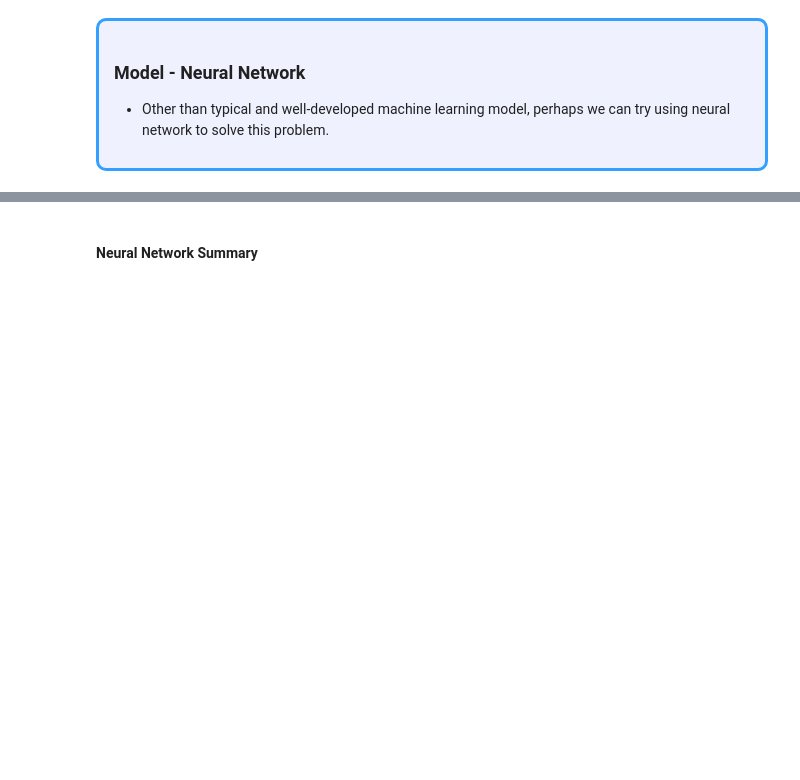
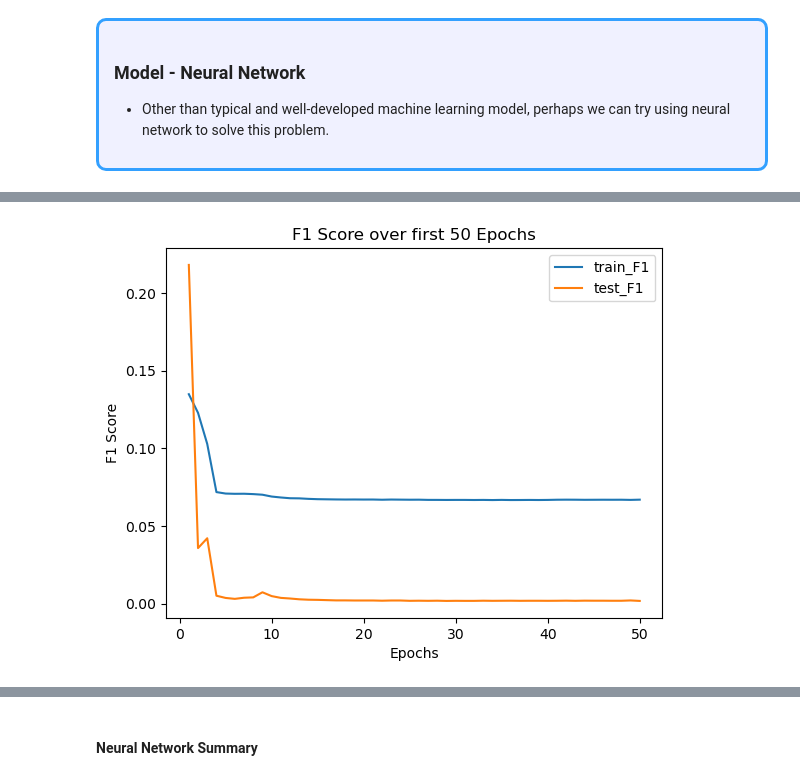
Before and after one commit to anthonynamnam/brainstation_capstone, a Jupyter notebook: Notebooks/model-development.ipynb, the cells around one changed output, grey strips where cells are left out. Drawn from its saved outputs; the diff is of its cells as text; code cells hidden in the pictures; blank space fills up the shorter version.

```diff
--- a/Notebooks/model-development.ipynb
+++ b/Notebooks/model-development.ipynb
@@ -5898,0 +6021,6 @@ tensor([15883, 25989, 11588,  3592,  1764])
+# %%
+nn_X_test_smotenc = torch.tensor(processed_X_test_smotenc.to_numpy(), dtype=torch.float32)
+# %%
+nn_y_train_smotenc = torch.tensor(processed_y_train_smotenc.to_numpy(), dtype=torch.long)
+# %%
+nn_y_test_smotenc = torch.tensor(processed_y_test_smotenc.to_numpy(), dtype=torch.long)
@@ -5898,0 +6087,11 @@ tensor([15883, 25989, 11588,  3592,  1764])
+# %%
+# Print DataFrame
+data = {"Epochs":epochs_list,
+        "train_f1_score":train_f1,"test_f1_score":test_f1}
+for i in range(4):
+    try:
+        data[f"class_{i}_count"] = [tens[i] for tens in bin_count]
+    except:
+        pass
+res_smotenc = pd.DataFrame(data)
+res_smotenc.set_index("Epochs",inplace = True)
@@ -5898,0 +6115,20 @@ tensor([15883, 25989, 11588,  3592,  1764])
+# %%
+head = 50
+new_res_smotenc = res_smotenc[:head]
+
+# Plot the result
+plt.figure()
+
+# Line
+plt.plot(new_res_smotenc.index,new_res_smotenc["train_f1_score"],label="train_F1")
+plt.plot(new_res_smotenc.index,new_res_smotenc["test_f1_score"],label="test_F1")
+
+# Plot
+plt.title(f"F1 Score over first {head} Epochs")
+plt.xlabel("Epochs")
+plt.ylabel("F1 Score")
+
+plt.legend()
+plt.show()
+# %% [output]
+[figure, added]
```
Also changed, not shown: parts of 29 cells of this notebook.
